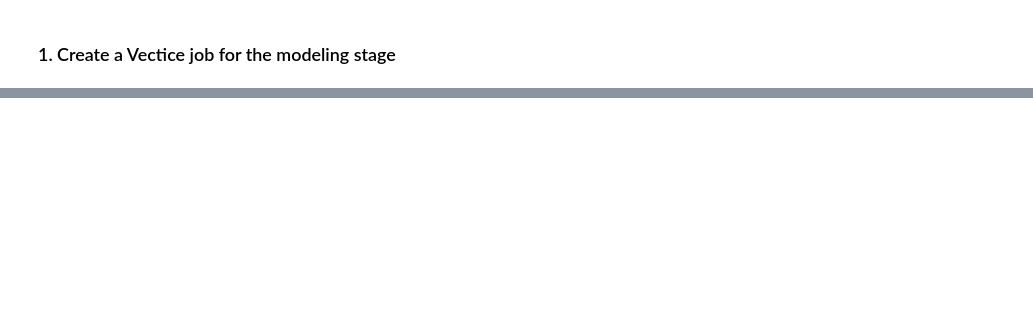
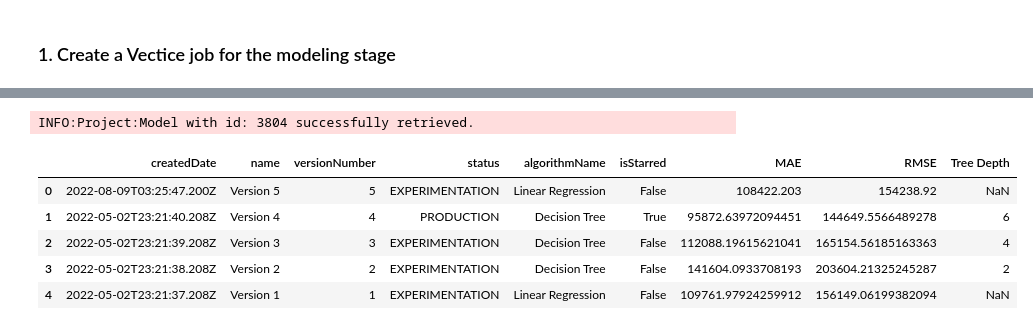
Before and after one commit to stbiadmin/vectice-examples, a Jupyter notebook: demo/demo_modeling.ipynb, the cells around one changed output, grey strips where cells are left out. Drawn from its saved outputs; the diff is of its cells as text; code cells hidden in the pictures; blank space fills up the shorter version.

```diff
--- a/demo/demo_modeling.ipynb
+++ b/demo/demo_modeling.ipynb
@@ -132,0 +243,10 @@ NameError: name 'input_code' is not defined
+# %%
+experiment.list_model_versions_dataframe(model="Regressor")
+# %% [output]
+INFO:Project:Model with id: 3804 successfully retrieved.
+|  | createdDate | name | versionNumber | status | algorithmName | isStarred | MAE | RMSE | Tree Depth |
+| 0 | 2022-08-09T03:25:47.200Z | Version 5 | 5 | EXPERIMENTATION | Linear Regression | False | 108422.203 | 154238.92 | NaN |
+| 1 | 2022-05-02T23:21:40.208Z | Version 4 | 4 | PRODUCTION | Decision Tree | True | 95872.63972094451 | 144649.5566489278 | 6 |
+| 2 | 2022-05-02T23:21:39.208Z | Version 3 | 3 | EXPERIMENTATION | Decision Tree | False | 112088.19615621041 | 165154.56185163363 | 4 |
+| 3 | 2022-05-02T23:21:38.208Z | Version 2 | 2 | EXPERIMENTATION | Decision Tree | False | 141604.0933708193 | 203604.21325245287 | 2 |
+| 4 | 2022-05-02T23:21:37.208Z | Version 1 | 1 | EXPERIMENTATION | Linear Regression | False | 109761.97924259912 | 156149.06199382094 | NaN |
```
Also changed, not shown: parts of 18 cells of this notebook, 1 other file.
